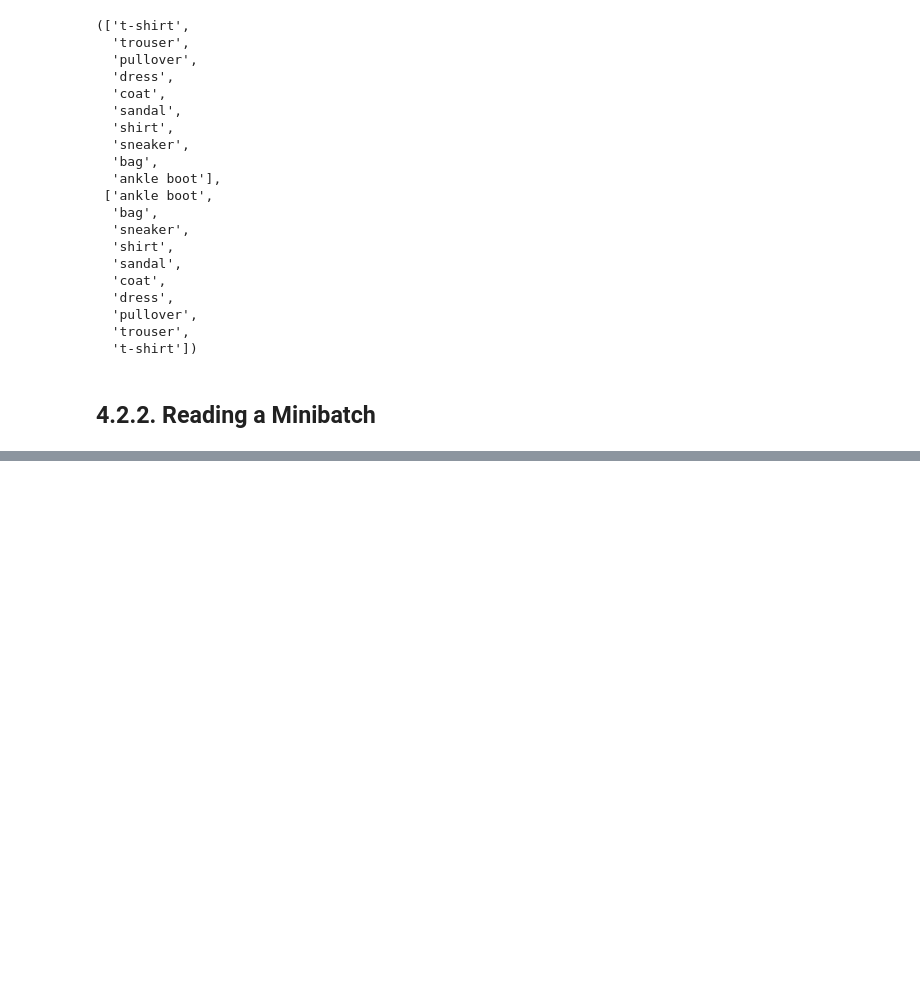
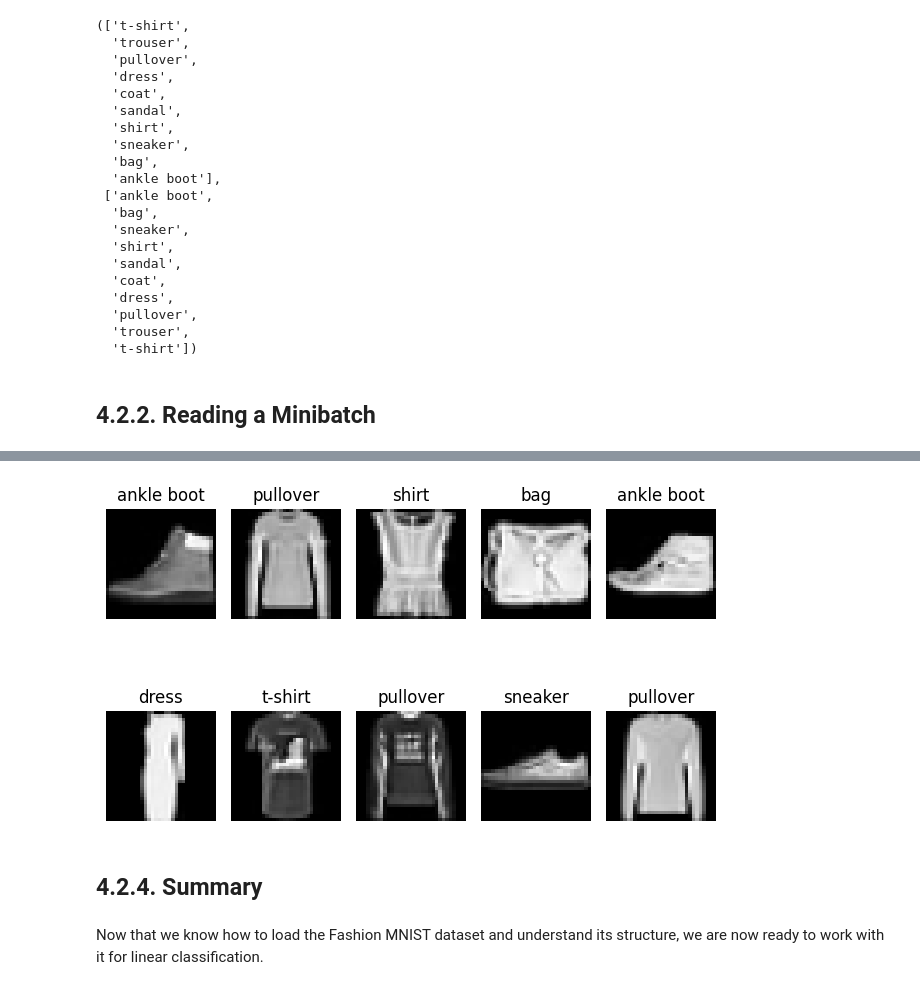
Before and after one commit to DonaldKellett/my-ascend-notebooks, a Jupyter notebook: orangepiaipro-20t/05-d2l-mindspore-ch4-linear-neural-networks-for-classification/00-the-image-classification-dataset.ipynb, the cells around one changed output, grey strips where cells are left out. Drawn from its saved outputs; the diff is of its cells as text; code cells hidden in the pictures; blank space fills up the shorter version.

```diff
--- a/orangepiaipro-20t/05-d2l-mindspore-ch4-linear-neural-networks-for-classification/00-the-image-classification-dataset.ipynb
+++ b/orangepiaipro-20t/05-d2l-mindspore-ch4-linear-neural-networks-for-classification/00-the-image-classification-dataset.ipynb
@@ -200,0 +273,14 @@ TODO
+# %%
+fig, axes = plt.subplots(2, 5)
+for axis_idx, axis in enumerate(axes.flatten()):
+    axis.set_title(LABELS[y_batch[axis_idx].item()])
+    axis.imshow(np.squeeze(X_batch[axis_idx]), cmap='gray')
+    axis.axis('off')
+fig.tight_layout()
+fig.show()
+# %% [output]
+[figure, added]
+# %% [markdown]
+## 4.2.4. Summary
+# %% [markdown]
+Now that we know how to load the Fashion MNIST dataset and understand its structure, we are now ready to work with it for linear classification.
```
Also changed, not shown: parts of 10 cells of this notebook.
